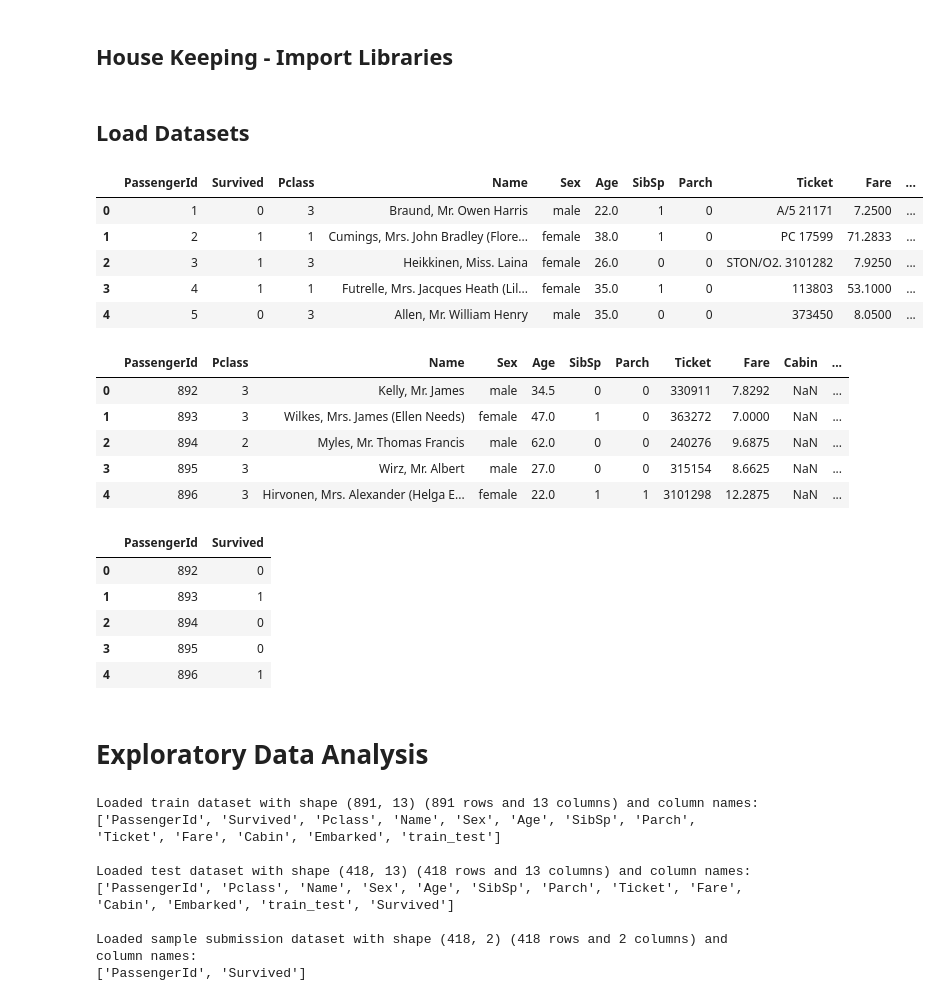
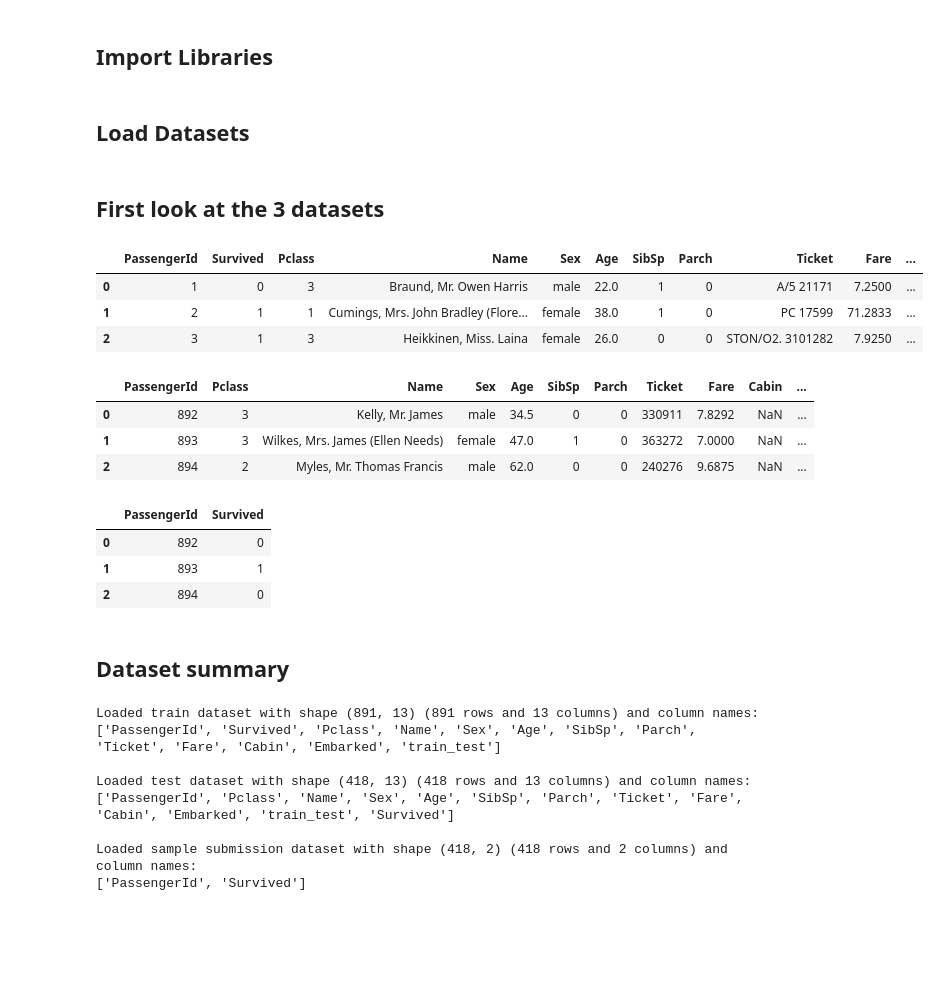
Before and after one commit to UlrikThygePedersen/Machine_Learning_Models, a Jupyter notebook: Models/Kaggle/Titanic - Machine Learning from Disaster/Titanic_Notebook.ipynb, the cells around one changed output. Saved outputs shown, nothing was run; the diff lists cells and outputs as text; code cells hidden in the pictures; blank space fills up the shorter version.

```diff
--- a/Models/Kaggle/Titanic - Machine Learning from Disaster/Titanic_Notebook.ipynb
+++ b/Models/Kaggle/Titanic - Machine Learning from Disaster/Titanic_Notebook.ipynb
@@ -13,3 +44,3 @@ I tried several models, both with and without tuning to both improve my result a
 # %% [markdown]
-## House Keeping - Import Libraries
+## Import Libraries
 # %%
@@ -50,40 +82,36 @@ df_test['Survived'] = np.NaN
 
 #combine to a single dataframe with all data for feature engineering
 df_all = pd.concat([df_train, df_test])
+# %% [markdown]
+## First look at the 3 datasets
 # %%
 # train set
 
-df_train.head()
+df_train.head(3)
 # %% [output]
 |  | PassengerId | Survived | Pclass | Name | Sex | Age | SibSp | Parch | Ticket | Fare | ... |
 | 0 | 1 | 0 | 3 | Braund, Mr. Owen Harris | male | 22.0 | 1 | 0 | A/5 21171 | 7.2500 | ... |
 | 1 | 2 | 1 | 1 | Cumings, Mrs. John Bradley (Flore... | female | 38.0 | 1 | 0 | PC 17599 | 71.2833 | ... |
 | 2 | 3 | 1 | 3 | Heikkinen, Miss. Laina | female | 26.0 | 0 | 0 | STON/O2. 3101282 | 7.9250 | ... |
-| 3 | 4 | 1 | 1 | Futrelle, Mrs. Jacques Heath (Lil... | female | 35.0 | 1 | 0 | 113803 | 53.1000 | ... |
-| 4 | 5 | 0 | 3 | Allen, Mr. William Henry | male | 35.0 | 0 | 0 | 373450 | 8.0500 | ... |
 # %%
 # test set
 
-df_test.head()
+df_test.head(3)
 # %% [output]
 |  | PassengerId | Pclass | Name | Sex | Age | SibSp | Parch | Ticket | Fare | Cabin | ... |
 | 0 | 892 | 3 | Kelly, Mr. James | male | 34.5 | 0 | 0 | 330911 | 7.8292 | NaN | ... |
 | 1 | 893 | 3 | Wilkes, Mrs. James (Ellen Needs) | female | 47.0 | 1 | 0 | 363272 | 7.0000 | NaN | ... |
 | 2 | 894 | 2 | Myles, Mr. Thomas Francis | male | 62.0 | 0 | 0 | 240276 | 9.6875 | NaN | ... |
-| 3 | 895 | 3 | Wirz, Mr. Albert | male | 27.0 | 0 | 0 | 315154 | 8.6625 | NaN | ... |
-| 4 | 896 | 3 | Hirvonen, Mrs. Alexander (Helga E... | female | 22.0 | 1 | 1 | 3101298 | 12.2875 | NaN | ... |
 # %%
 # sample submission
 
-df_gender_submission.head()
+df_gender_submission.head(3)
 # %% [output]
 |  | PassengerId | Survived |
 | 0 | 892 | 0 |
 | 1 | 893 | 1 |
 | 2 | 894 | 0 |
-| 3 | 895 | 0 |
-| 4 | 896 | 1 |
-# %% [markdown]
-# Exploratory Data Analysis
+# %% [markdown]
+## Dataset summary
 # %%
 # train data
```
Also changed, not shown: parts of 18 cells of this notebook.
